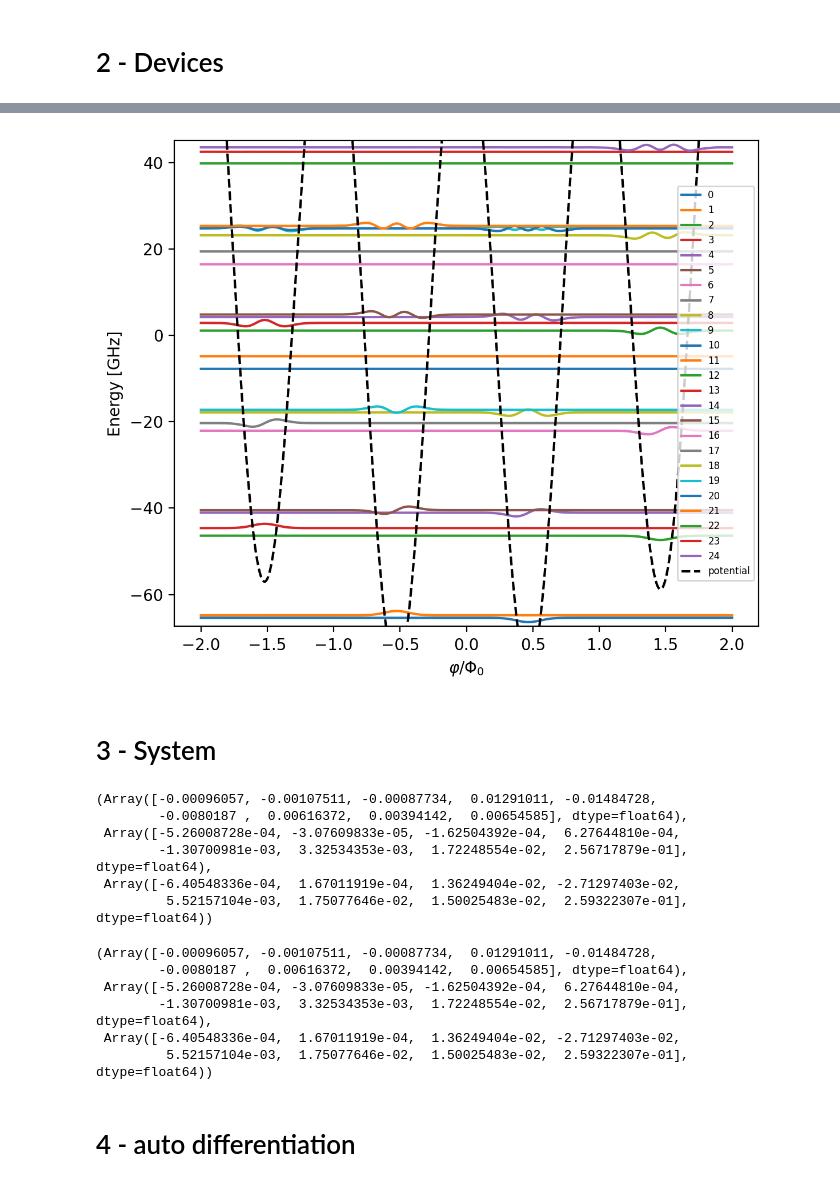
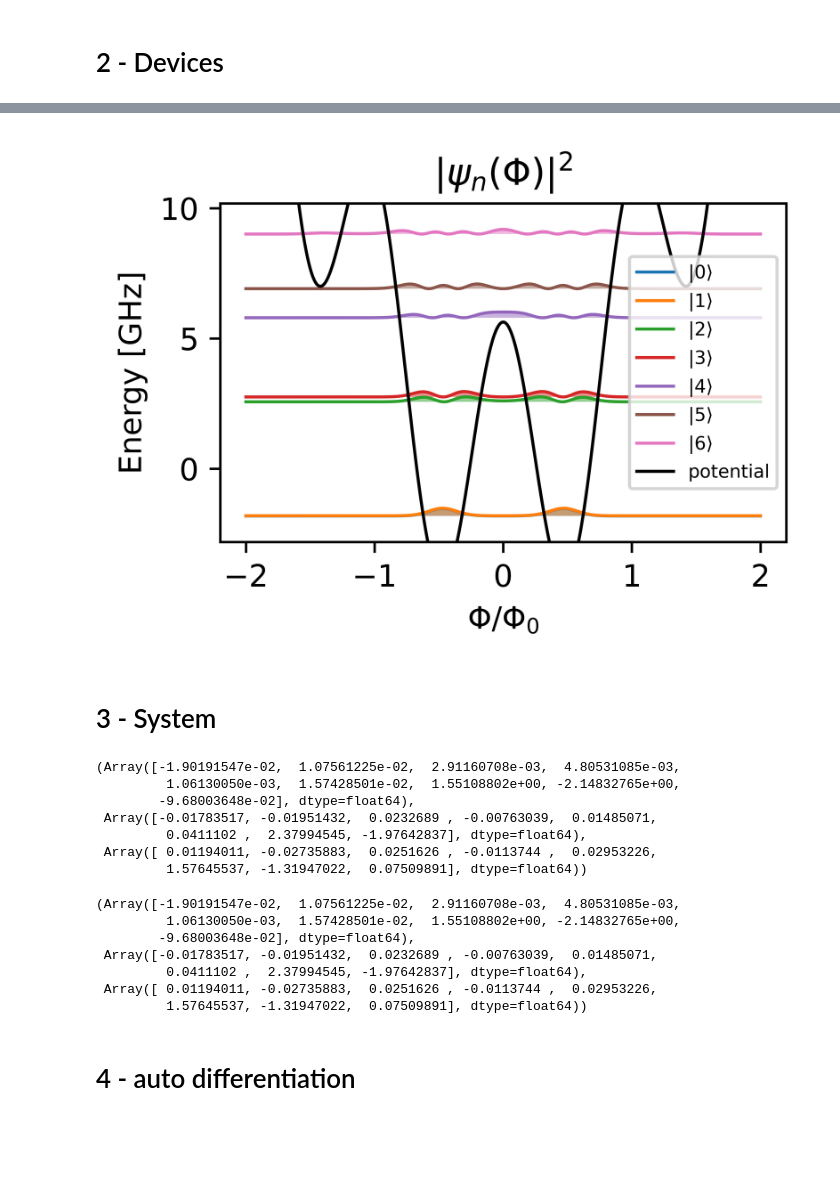
Before and after one commit to EQuS/qcsys, a Jupyter notebook: tutorials/3-fluxonium.ipynb, the cells around one changed output, grey strips where cells are left out. Cells and saved outputs as stored; diff of their text form; code cells hidden in the pictures; blank space fills up the shorter version.

```diff
--- a/tutorials/3-fluxonium.ipynb
+++ b/tutorials/3-fluxonium.ipynb
@@ -50,8 +46,8 @@ axs = resonator.plot_wavefunctions(phi_vals)
 # %%
 phi_vals = jnp.linspace(-2,2,500)
-axs = qubit.plot_wavefunctions(phi_vals)
+axs = qubit.plot_wavefunctions(phi_vals, max_n=7)
 # %% [output]
-[figure, old version]
+[figure, new version]
 # %% [markdown]
 # 3 - System
 # %%
@@ -74,7 +70,7 @@ couplings.append(-g_rq * (a0 - a0_dag) @ (q0 - q0_dag))
 system = qs.System.create(devices, couplings=couplings)
 system.params["g_rq"] = g_rq
 # %%
-Es, kets = system.calculate_eig_linear()
+Es, kets = system.calculate_eig()
 
 # chi ----
 χ_e = Es[1:, 1] - Es[:-1, 1]
@@ -89,14 +85,15 @@ K_e = (Es[2:, 1] - Es[1:-1, 1]) - (Es[1:-1, 1] - Es[0:-2, 1])
 
 χ, K_g, K_e
 # %% [output]
-(Array([-0.00096057, -0.00107511, -0.00087734,  0.01291011, -0.01484728,
-        -0.0080187 ,  0.00616372,  0.00394142,  0.00654585], dtype=float64),
- Array([-5.26008728e-04, -3.07609833e-05, -1.62504392e-04,  6.27644810e-04,
-        -1.30700981e-03,  3.32534353e-03,  1.72248554e-02,  2.56717879e-01],      dtype=float64),
- Array([-6.40548336e-04,  1.67011919e-04,  1.36249404e-02, -2.71297403e-02,
-         5.52157104e-03,  1.75077646e-02,  1.50025483e-02,  2.59322307e-01],      dtype=float64))
+(Array([-1.90191547e-02,  1.07561225e-02,  2.91160708e-03,  4.80531085e-03,
+         1.06130050e-03,  1.57428501e-02,  1.55108802e+00, -2.14832765e+00,
+        -9.68003648e-02], dtype=float64),
+ Array([-0.01783517, -0.01951432,  0.0232689 , -0.00763039,  0.01485071,
+         0.0411102 ,  2.37994545, -1.97642837], dtype=float64),
+ Array([ 0.01194011, -0.02735883,  0.0251626 , -0.0113744 ,  0.02953226,
+         1.57645537, -1.31947022,  0.07509891], dtype=float64))
 # %%
-Es, kets = system.calculate_eig_linear()
+Es, kets = system.calculate_eig()
 
 # chi ----
 χ_e = Es[1:, 1] - Es[:-1, 1]
@@ -111,12 +108,13 @@ K_e = (Es[2:, 1] - Es[1:-1, 1]) - (Es[1:-1, 1] - Es[0:-2, 1])
 
 χ, K_g, K_e
 # %% [output]
-(Array([-0.00096057, -0.00107511, -0.00087734,  0.01291011, -0.01484728,
-        -0.0080187 ,  0.00616372,  0.00394142,  0.00654585], dtype=float64),
- Array([-5.26008728e-04, -3.07609833e-05, -1.62504392e-04,  6.27644810e-04,
-        -1.30700981e-03,  3.32534353e-03,  1.72248554e-02,  2.56717879e-01],      dtype=float64),
- Array([-6.40548336e-04,  1.67011919e-04,  1.36249404e-02, -2.71297403e-02,
-         5.52157104e-03,  1.75077646e-02,  1.50025483e-02,  2.59322307e-01],      dtype=float64))
+(Array([-1.90191547e-02,  1.07561225e-02,  2.91160708e-03,  4.80531085e-03,
+         1.06130050e-03,  1.57428501e-02,  1.55108802e+00, -2.14832765e+00,
+        -9.68003648e-02], dtype=float64),
+ Array([-0.01783517, -0.01951432,  0.0232689 , -0.00763039,  0.01485071,
+         0.0411102 ,  2.37994545, -1.97642837], dtype=float64),
+ Array([ 0.01194011, -0.02735883,  0.0251626 , -0.0113744 ,  0.02953226,
+         1.57645537, -1.31947022,  0.07509891], dtype=float64))
 # %% [markdown]
 # 4 - auto differentiation
 # %%
```
Also changed, not shown: parts of 3 cells of this notebook, 6 other files.
